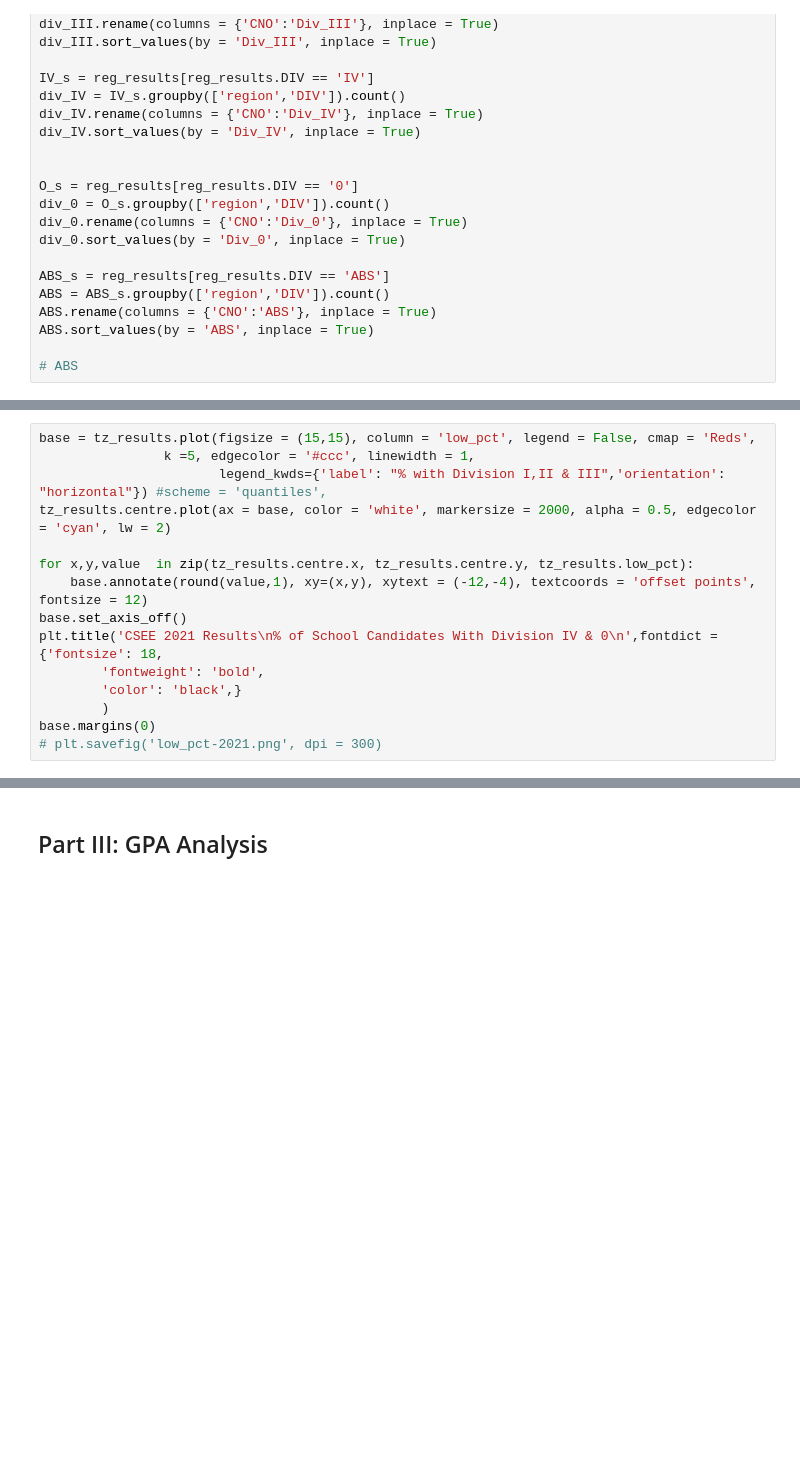
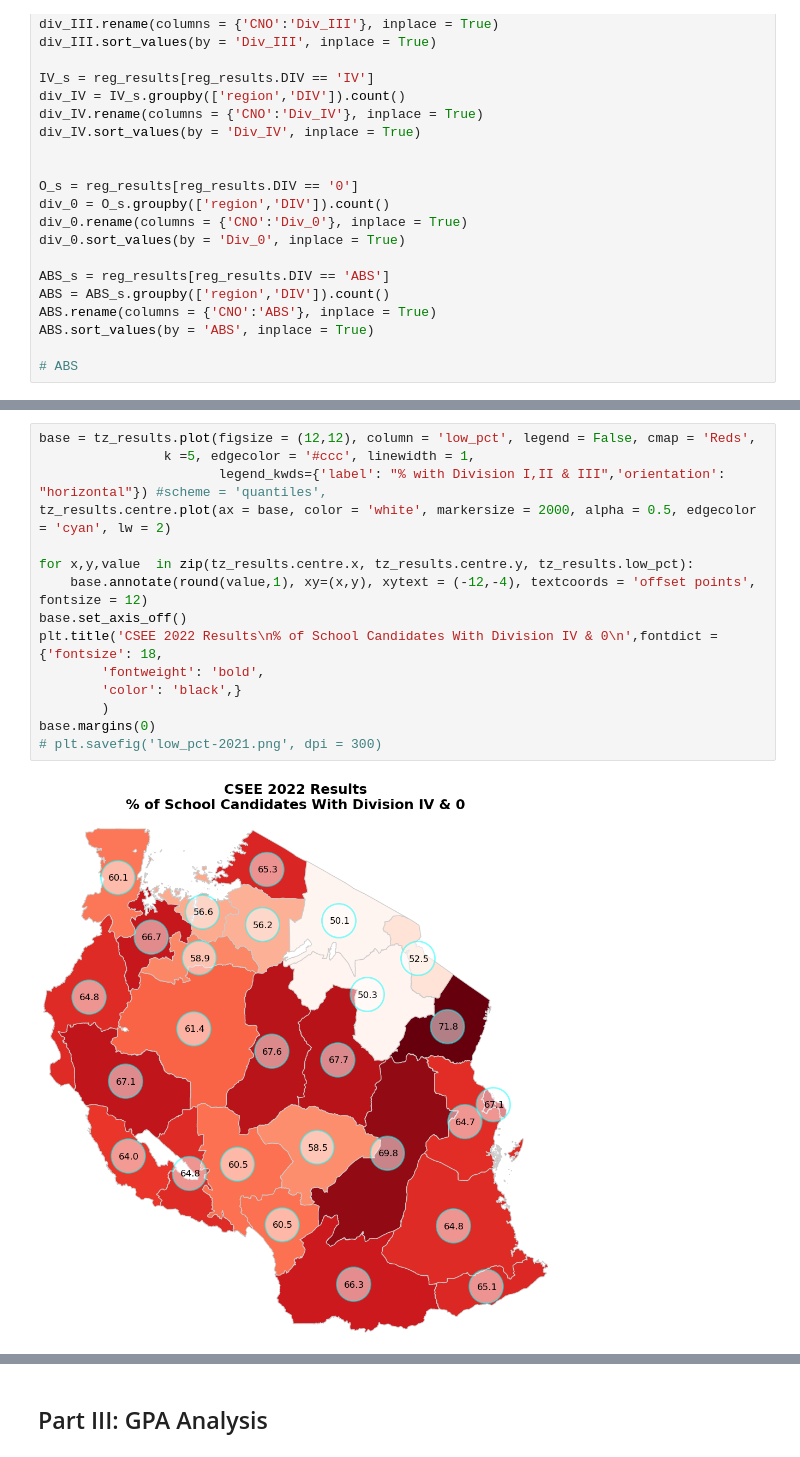
Before and after one commit to gandil/owid_demo, a Jupyter notebook: CSEE2022.ipynb, the cells around one changed output, grey strips where cells are left out. Saved outputs shown, nothing was run; the diff lists cells and outputs as text; blank space fills up the shorter version.

```diff
--- a/CSEE2022.ipynb
+++ b/CSEE2022.ipynb
@@ -256,18 +339,20 @@ base.margins(0)
 # %%
-base = tz_results.plot(figsize = (15,15), column = 'low_pct', legend = False, cmap = 'Reds',
+base = tz_results.plot(figsize = (12,12), column = 'low_pct', legend = False, cmap = 'Reds',
                 k =5, edgecolor = '#ccc', linewidth = 1,
                        legend_kwds={'label': "% with Division I,II & III",'orientation': "horizontal"}) #scheme = 'quantiles',
 tz_results.centre.plot(ax = base, color = 'white', markersize = 2000, alpha = 0.5, edgecolor = 'cyan', lw = 2)
 
 for x,y,value  in zip(tz_results.centre.x, tz_results.centre.y, tz_results.low_pct):
     base.annotate(round(value,1), xy=(x,y), xytext = (-12,-4), textcoords = 'offset points', fontsize = 12)
 base.set_axis_off()
-plt.title('CSEE 2021 Results\n% of School Candidates With Division IV & 0\n',fontdict = {'fontsize': 18,
+plt.title('CSEE 2022 Results\n% of School Candidates With Division IV & 0\n',fontdict = {'fontsize': 18,
         'fontweight': 'bold',
         'color': 'black',}
         )
 base.margins(0)
 # plt.savefig('low_pct-2021.png', dpi = 300)
+# %% [output]
+[figure, added]
 # %%
 
 fig, ax = plt.subplots(1,2, figsize = (15,10))
```
Also changed, not shown: parts of 23 cells of this notebook, 10 other files.
